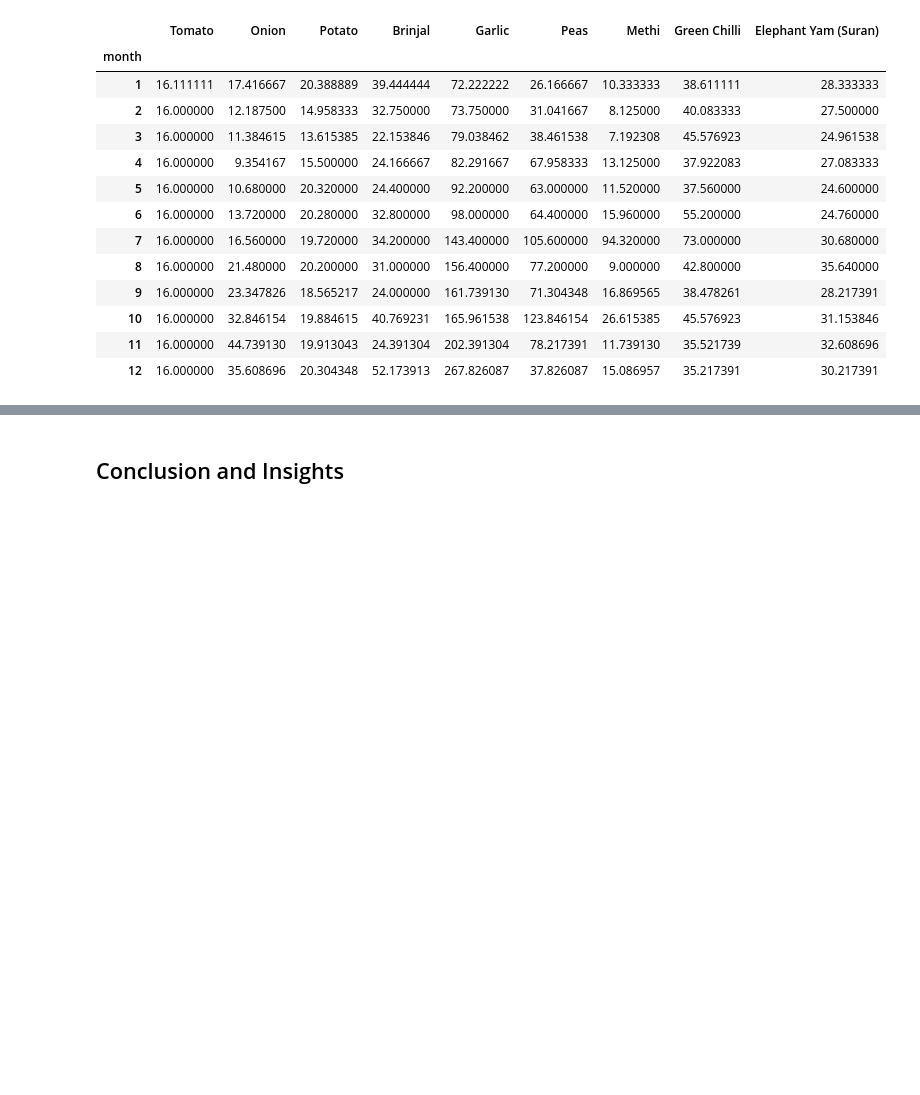
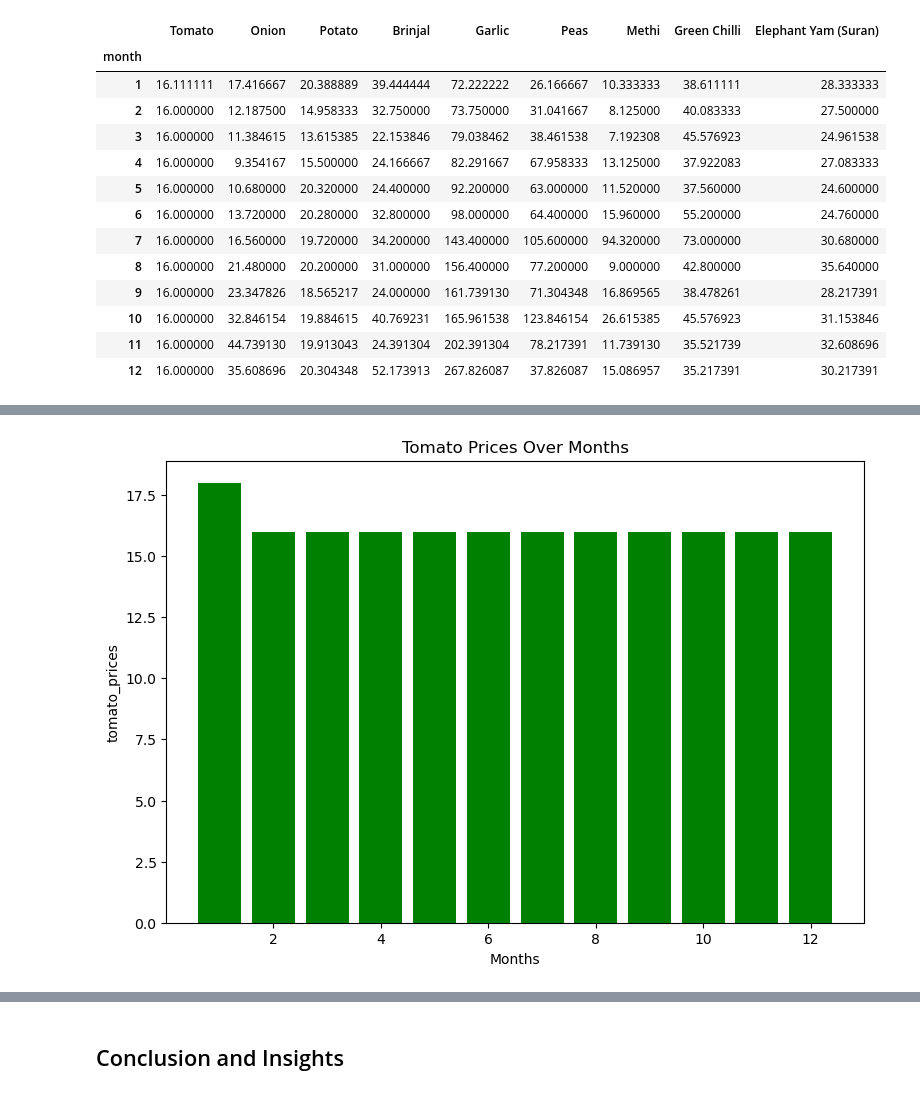
Before and after one commit to justin9503/MM6-Python-Project, a Jupyter notebook: Vegetable prices_MM6.ipynb, the cells around one changed output, grey strips where cells are left out. Saved outputs shown, nothing was run; the diff lists cells and outputs as text; code cells hidden in the pictures; blank space fills up the shorter version.

```diff
--- a/Vegetable prices_MM6.ipynb
+++ b/Vegetable prices_MM6.ipynb
@@ -163,0 +163,13 @@ plt.show()
+# %%
+tomato_prices = df['Tomato']README.md
+# %%
+plt.figure(figsize=(9, 6))
+
+plt.bar(Months, tomato_prices, color='green', label='Tomato')
+plt.xlabel('Months')
+plt.ylabel('tomato_prices')
+plt.title('Tomato Prices Over Months')
+
+plt.show()
+# %% [output]
+[figure, added]
```
Also changed, not shown: parts of 6 cells of this notebook, 1 other file.
